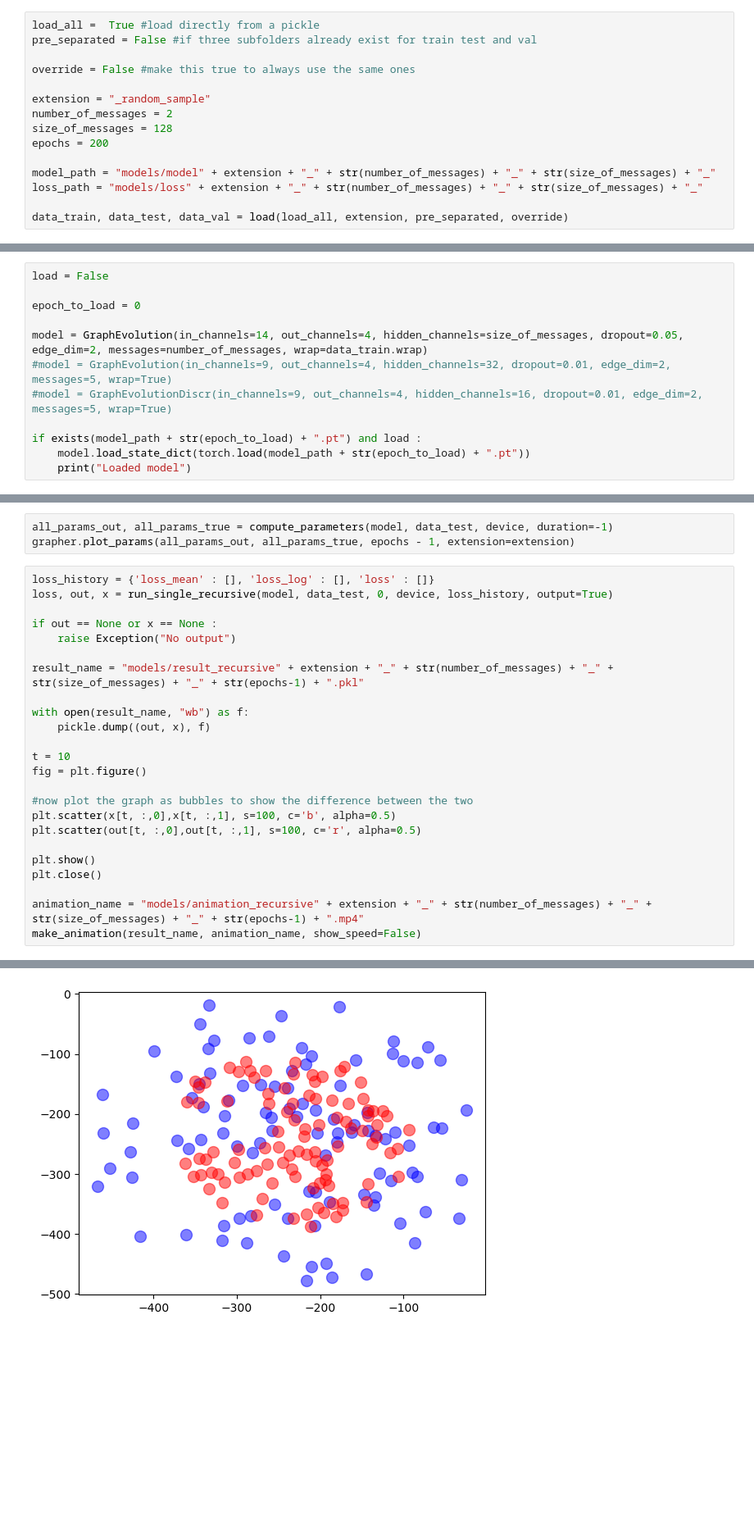
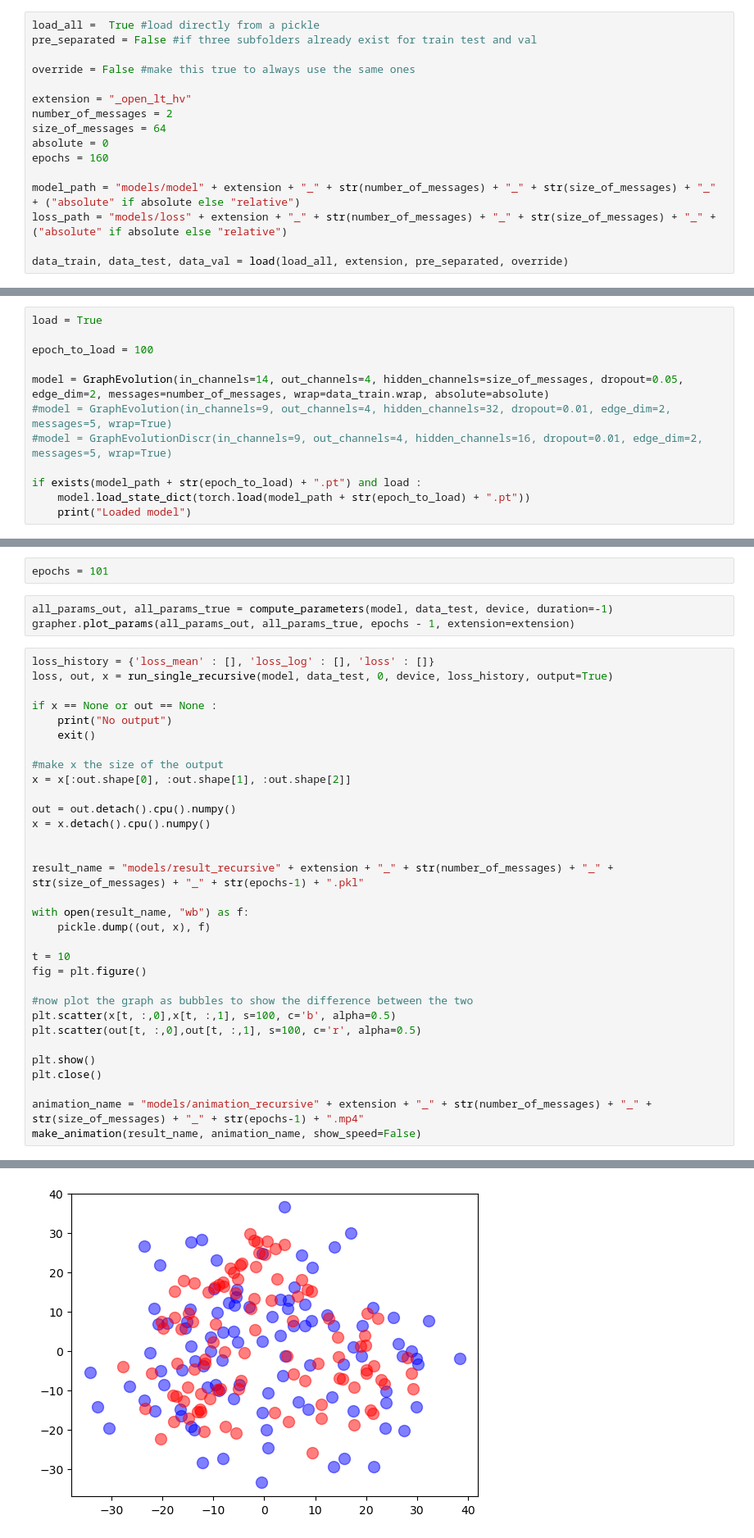
Before and after one commit to Pangasius/graph-displacement, a Jupyter notebook: cell_trainer.ipynb, the cells around one changed output, grey strips where cells are left out. Shown: that part at 82% size. Cells and saved outputs as stored; diff of their text form; blank space fills up the shorter version.

Commit message:
slight changes to datas and comparisons

```diff
--- a/cell_trainer.ipynb
+++ b/cell_trainer.ipynb
@@ -53,13 +53,14 @@ pre_separated = False #if three subfolders already exist for train test and val
 
 override = False #make this true to always use the same ones
 
-extension = "_random_sample"
+extension = "_open_lt_hv"
 number_of_messages = 2
-size_of_messages = 128
-epochs = 200
+size_of_messages = 64
+absolute = 0
+epochs = 160
 
-model_path = "models/model" + extension + "_" + str(number_of_messages) + "_" + str(size_of_messages) + "_"
-loss_path = "models/loss" + extension + "_" + str(number_of_messages) + "_" + str(size_of_messages) + "_"
+model_path = "models/model" + extension + "_" + str(number_of_messages) + "_" + str(size_of_messages) + "_" + ("absolute" if absolute else "relative")
+loss_path = "models/loss" + extension + "_" + str(number_of_messages) + "_" + str(size_of_messages) + "_" + ("absolute" if absolute else "relative")
 
 data_train, data_test, data_val = load(load_all, extension, pre_separated, override)
 # %% [output]
@@ -135,11 +131,11 @@ def start(model : GraphEvolution, optimizer : torch.optim.Optimizer, scheduler
         if (save and (e%save == 0 or e == epoch-1)) :
             torch.save(model.state_dict(), model_path + str(e) + ".pt")
 # %%
-load = False
+load = True
 
-epoch_to_load = 0
+epoch_to_load = 100
 
-model = GraphEvolution(in_channels=14, out_channels=4, hidden_channels=size_of_messages, dropout=0.05, edge_dim=2, messages=number_of_messages, wrap=data_train.wrap)
+model = GraphEvolution(in_channels=14, out_channels=4, hidden_channels=size_of_messages, dropout=0.05, edge_dim=2, messages=number_of_messages, wrap=data_train.wrap, absolute=absolute)
 #model = GraphEvolution(in_channels=9, out_channels=4, hidden_channels=32, dropout=0.01, edge_dim=2, messages=5, wrap=True)
 #model = GraphEvolutionDiscr(in_channels=9, out_channels=4, hidden_channels=16, dropout=0.01, edge_dim=2, messages=5, wrap=True)
 
@@ -183,3 +181,5 @@ Epoch :  99 Test loss :  -2.653241596221924 Test loss recursive :  -0.7390201947
+# %%
+epochs = 101
 # %%
 all_params_out, all_params_true = compute_parameters(model, data_test, device, duration=-1)
 grapher.plot_params(all_params_out, all_params_true, epochs - 1, extension=extension)
@@ -187,8 +187,16 @@ grapher.plot_params(all_params_out, all_params_true, epochs - 1, extension=exten
 loss_history = {'loss_mean' : [], 'loss_log' : [], 'loss' : []}
 loss, out, x = run_single_recursive(model, data_test, 0, device, loss_history, output=True)
 
-if out == None or x == None :
-    raise Exception("No output")
+if x == None or out == None :
+    print("No output")
+    exit()
+
+#make x the size of the output
+x = x[:out.shape[0], :out.shape[1], :out.shape[2]]
+
+out = out.detach().cpu().numpy()
+x = x.detach().cpu().numpy()
+
 
 result_name = "models/result_recursive" + extension + "_" + str(number_of_messages) + "_" + str(size_of_messages) + "_" + str(epochs-1) + ".pkl"
 
@@ -211 +221 @@ make_animation(result_name, animation_name, show_speed=False)
-[figure, old version]
+[figure, new version]
```
Also changed, not shown: parts of 8 cells of this notebook, 48 other files.
